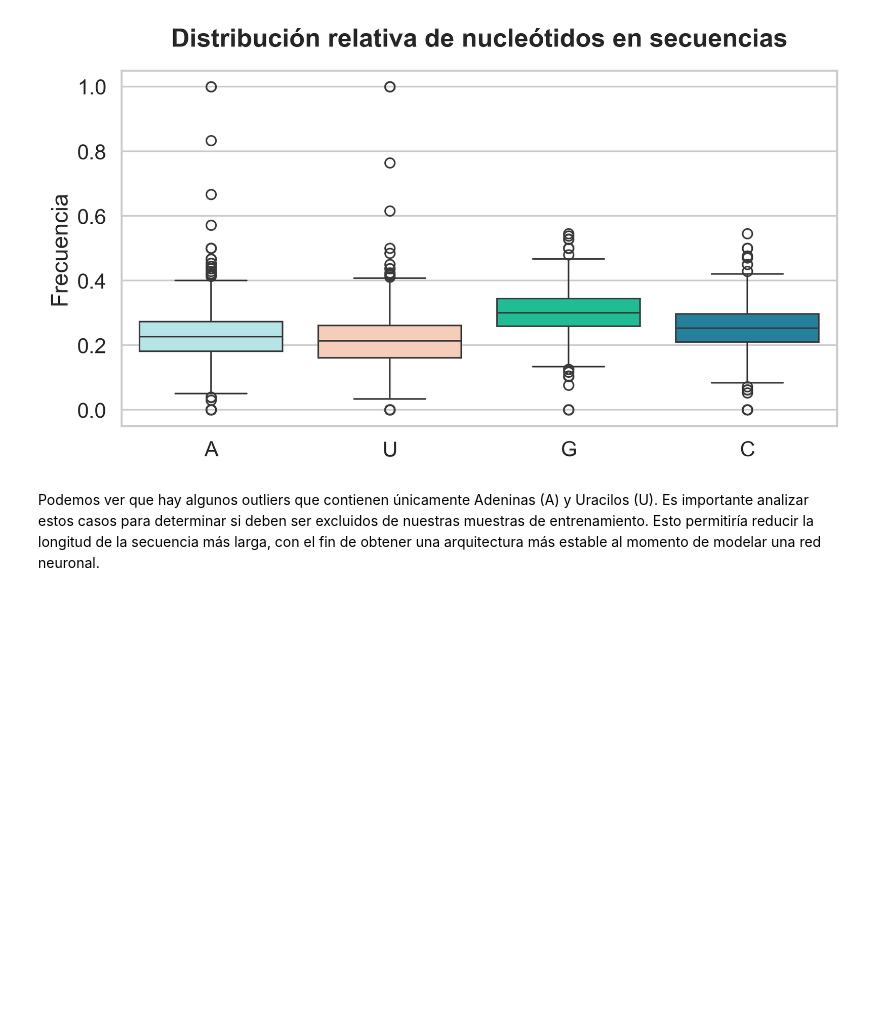
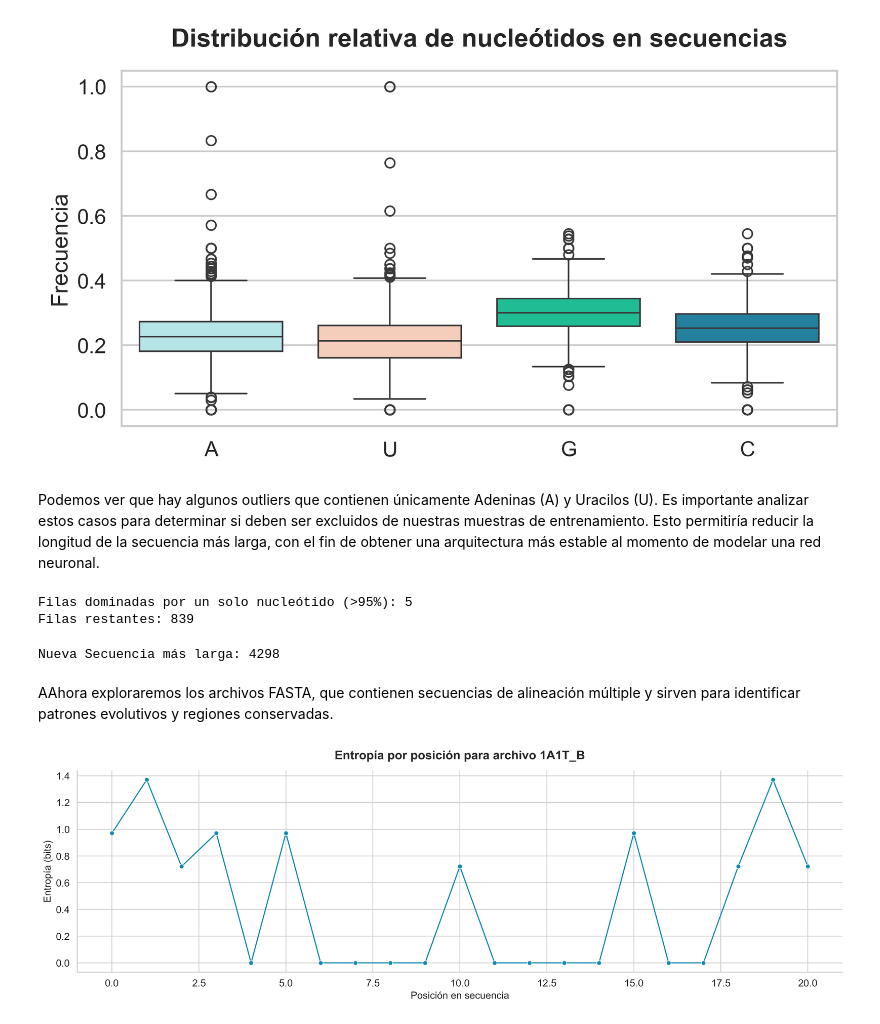
Before and after one commit to rospeltof/Stanford-RNA-3D-FOLDING, a Jupyter notebook: code/01_EDA.ipynb, the cells around one changed output. Cells and saved outputs as stored; diff of their text form; code cells hidden in the pictures; blank space fills up the shorter version.

```diff
--- a/code/01_EDA.ipynb
+++ b/code/01_EDA.ipynb
@@ -128,0 +141,14 @@ Podemos ver que hay algunos outliers que contienen únicamente Adeninas (A) y Ur
+# %%
+mask = train_seq['max_nuc_freq'] > 0.95
+drop_sequences = train_seq[mask]
+print(f"Filas dominadas por un solo nucleótido (>95%): {drop_sequences.shape[0]}")
+print(f"Filas restantes: {train_seq_filtrado.shape[0]}")
+# %% [output]
+Filas dominadas por un solo nucleótido (>95%): 5
+Filas restantes: 839
+# %%
+print(f"Nueva Secuencia más larga: {max(train_seq_filtrado['sequence_lenght'])}")
+# %% [output]
+Nueva Secuencia más larga: 4298
+# %% [markdown]
+AAhora exploraremos los archivos FASTA, que contienen secuencias de alineación múltiple y sirven para identificar patrones evolutivos y regiones conservadas.
@@ -128,0 +166,25 @@ Podemos ver que hay algunos outliers que contienen únicamente Adeninas (A) y Ur
+# %%
+entropy = msa_entropy('../data/MSA/17RA_A.MSA.fasta')
+entropy_df = pd.DataFrame({
+    'Posición': range(len(entropy_1A1T)),
+    'Entropía': entropy_1A1T
+})
+# %%
+plt.figure(figsize=(15, 5), dpi=300)
+
+# Gráfico de línea
+sns.lineplot(data=entropy_df, x='Posición', y='Entropía', marker='o', color='#118AB2')
+
+# Títulos y etiquetas
+plt.title('Entropía por posición para archivo 1A1T_B', fontsize=16, fontweight='bold', pad=15)
+plt.xlabel('Posición en secuencia', fontsize=13)
+plt.ylabel('Entropía (bits)', fontsize=13)
+
+# Rejilla y estilo adicional
+plt.grid(True)
+sns.despine()
+plt.tight_layout()
+
+plt.show()
+# %% [output]
+[figure, added]
```
Also changed, not shown: parts of 7 cells of this notebook.
